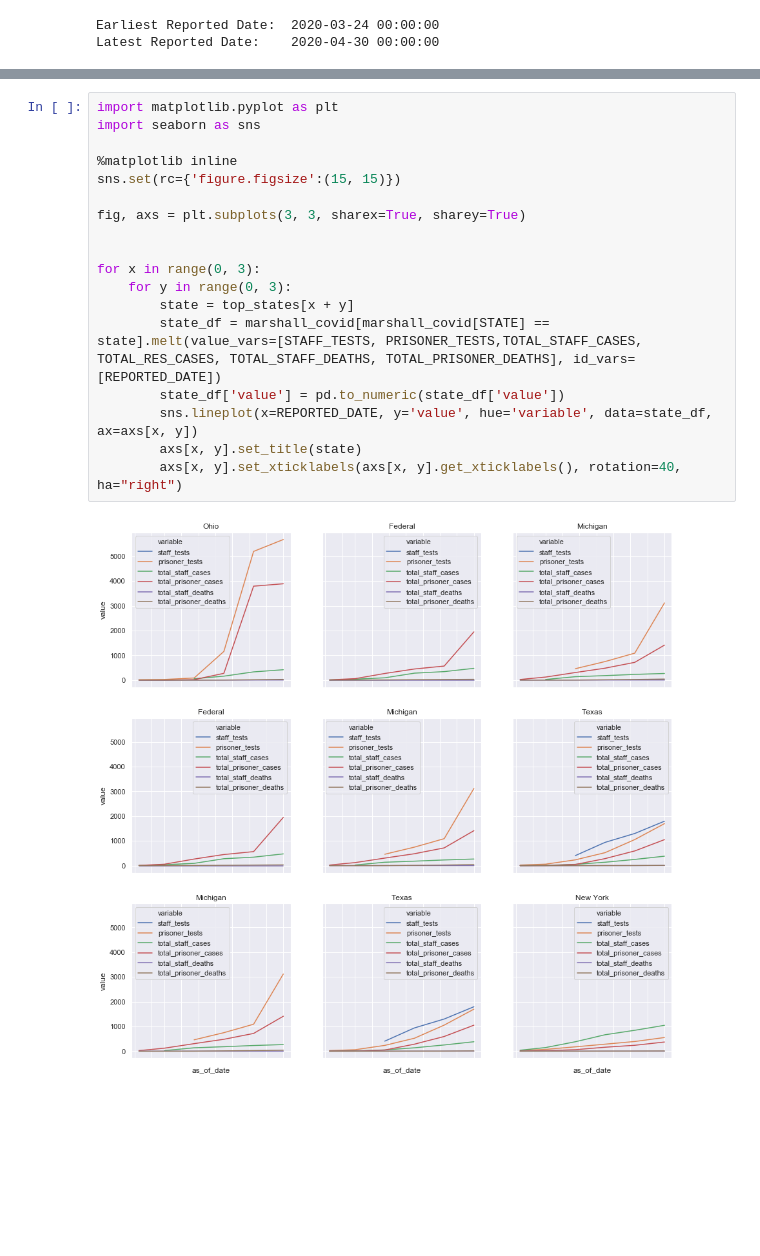
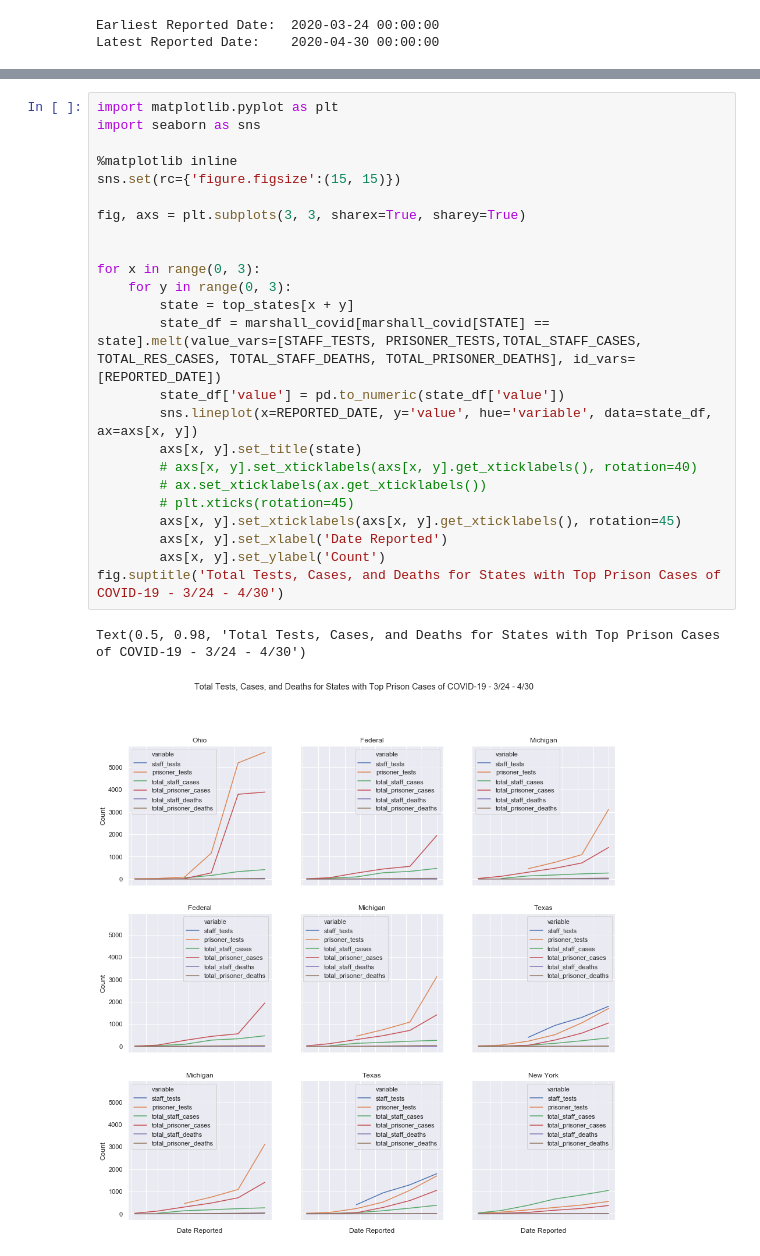
Before and after one commit to christi-liongson/covid_decarceration, a Jupyter notebook: exploratory_analysis/public_health.ipynb, the cells around one changed output, grey strips where cells are left out. Cells and saved outputs as stored; diff of their text form; blank space fills up the shorter version.

```diff
--- a/exploratory_analysis/public_health.ipynb
+++ b/exploratory_analysis/public_health.ipynb
@@ -191,20 +192,27 @@ top_states
 # %%
 import matplotlib.pyplot as plt
 import seaborn as sns
 
 %matplotlib inline
 sns.set(rc={'figure.figsize':(15, 15)})
 
 fig, axs = plt.subplots(3, 3, sharex=True, sharey=True)
 
 
 for x in range(0, 3):
     for y in range(0, 3):
         state = top_states[x + y]
         state_df = marshall_covid[marshall_covid[STATE] == state].melt(value_vars=[STAFF_TESTS, PRISONER_TESTS,TOTAL_STAFF_CASES, TOTAL_RES_CASES, TOTAL_STAFF_DEATHS, TOTAL_PRISONER_DEATHS], id_vars=[REPORTED_DATE])
         state_df['value'] = pd.to_numeric(state_df['value'])
         sns.lineplot(x=REPORTED_DATE, y='value', hue='variable', data=state_df, ax=axs[x, y])
         axs[x, y].set_title(state)
-        axs[x, y].set_xticklabels(axs[x, y].get_xticklabels(), rotation=40, ha="right")
+        # axs[x, y].set_xticklabels(axs[x, y].get_xticklabels(), rotation=40)
+        # ax.set_xticklabels(ax.get_xticklabels())
+        # plt.xticks(rotation=45)
+        axs[x, y].set_xticklabels(axs[x, y].get_xticklabels(), rotation=45)
+        axs[x, y].set_xlabel('Date Reported')
+        axs[x, y].set_ylabel('Count')
+fig.suptitle('Total Tests, Cases, and Deaths for States with Top Prison Cases of COVID-19 - 3/24 - 4/30')
 # %% [output]
+Text(0.5, 0.98, 'Total Tests, Cases, and Deaths for States with Top Prison Cases of COVID-19 - 3/24 - 4/30')
-[figure, old version]
+[figure, new version]
```
Also changed, not shown: parts of 2 cells of this notebook.
